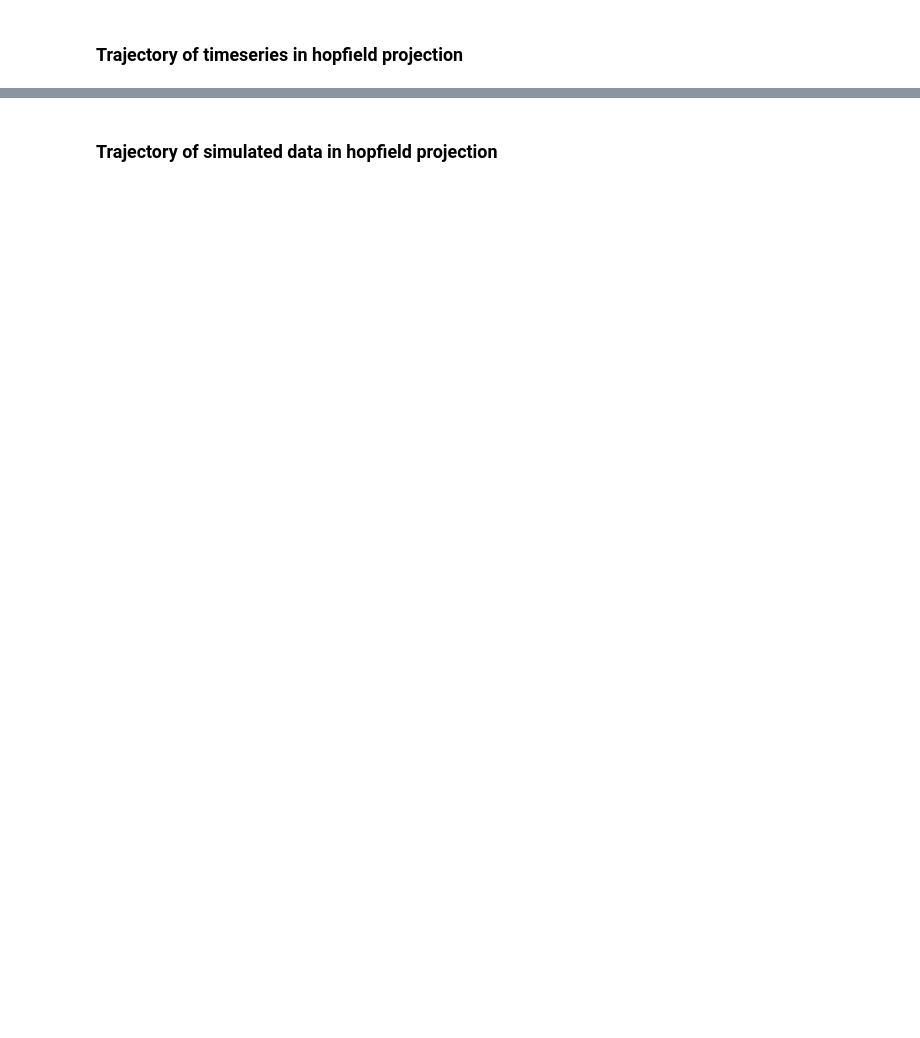
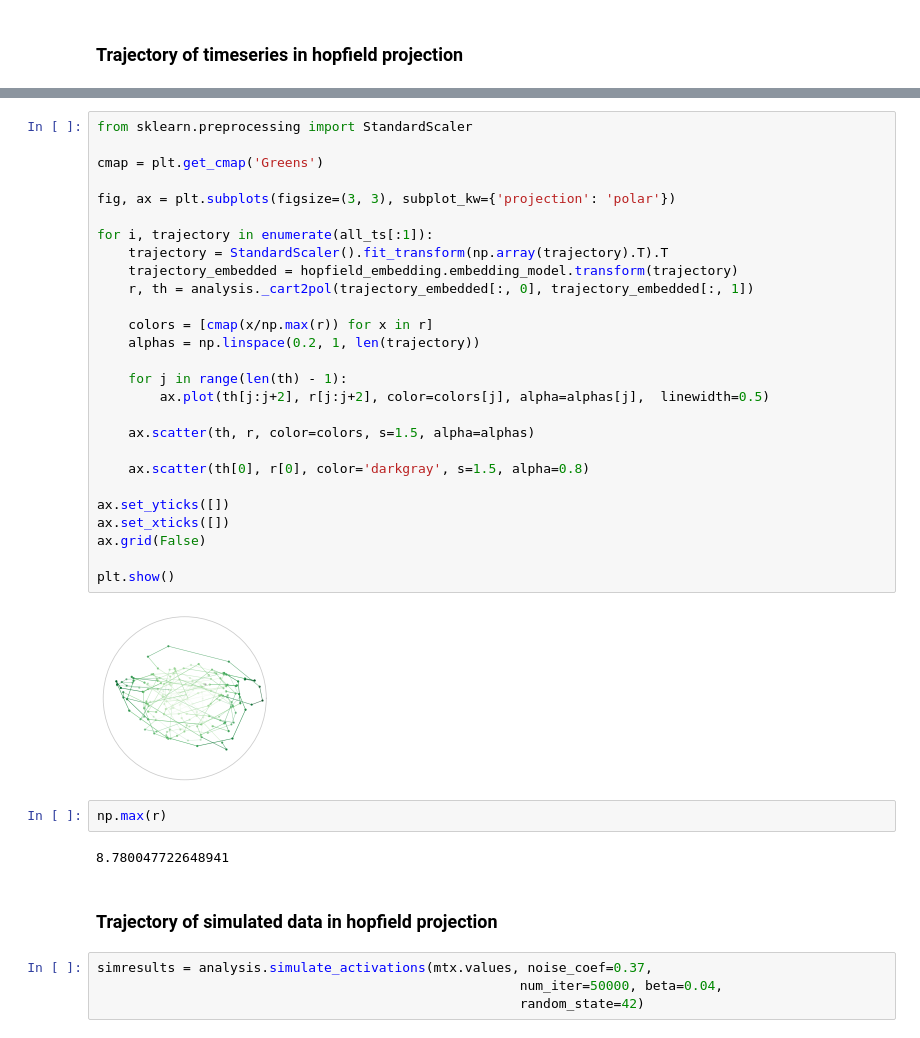
Before and after one commit to pni-lab/connattractor, a Jupyter notebook: notebooks/single_participant_trajectories.ipynb, the cells around one changed output, grey strips where cells are left out. Drawn from its saved outputs; the diff is of its cells as text; blank space fills up the shorter version.

```diff
--- a/notebooks/single_participant_trajectories.ipynb
+++ b/notebooks/single_participant_trajectories.ipynb
@@ -131,2 +156,39 @@ plt.show()
+# %%
+from sklearn.preprocessing import StandardScaler
+
+cmap = plt.get_cmap('Greens')
+
+fig, ax = plt.subplots(figsize=(3, 3), subplot_kw={'projection': 'polar'})
+
+for i, trajectory in enumerate(all_ts[:1]):
+    trajectory = StandardScaler().fit_transform(np.array(trajectory).T).T
+    trajectory_embedded = hopfield_embedding.embedding_model.transform(trajectory)
+    r, th = analysis._cart2pol(trajectory_embedded[:, 0], trajectory_embedded[:, 1])
+
+    colors = [cmap(x/np.max(r)) for x in r]
+    alphas = np.linspace(0.2, 1, len(trajectory))
+
+    for j in range(len(th) - 1):
+        ax.plot(th[j:j+2], r[j:j+2], color=colors[j], alpha=alphas[j],  linewidth=0.5)
+
+    ax.scatter(th, r, color=colors, s=1.5, alpha=alphas)
+
+    ax.scatter(th[0], r[0], color='darkgray', s=1.5, alpha=0.8)
+
+ax.set_yticks([])
+ax.set_xticks([])
+ax.grid(False)
+
+plt.show()
+# %% [output]
+[figure, added]
+# %%
+np.max(r)
+# %% [output]
+8.780047722648941
 # %% [markdown]
 ### Trajectory of simulated data in hopfield projection
+# %%
+simresults = analysis.simulate_activations(mtx.values, noise_coef=0.37,
+                                                      num_iter=50000, beta=0.04,
+                                                      random_state=42)
```
Also changed, not shown: parts of 6 cells of this notebook.
